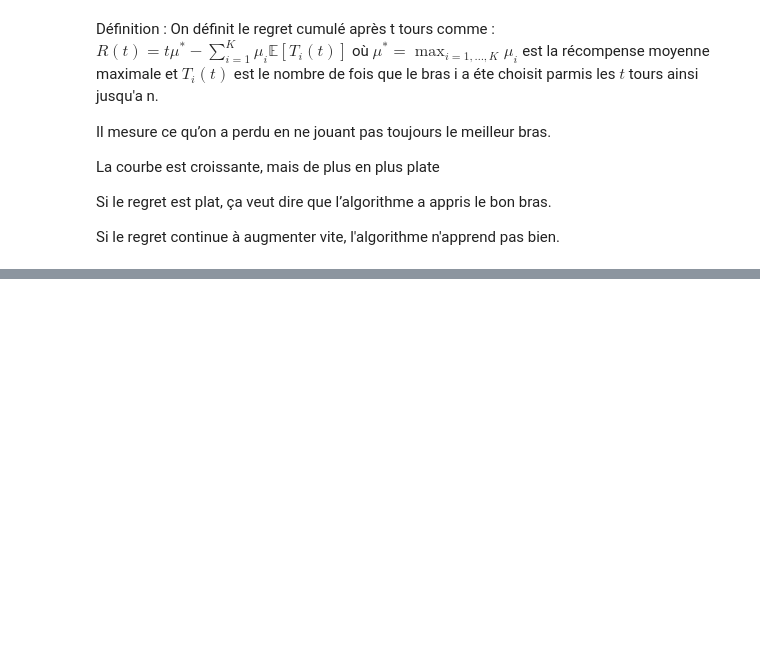
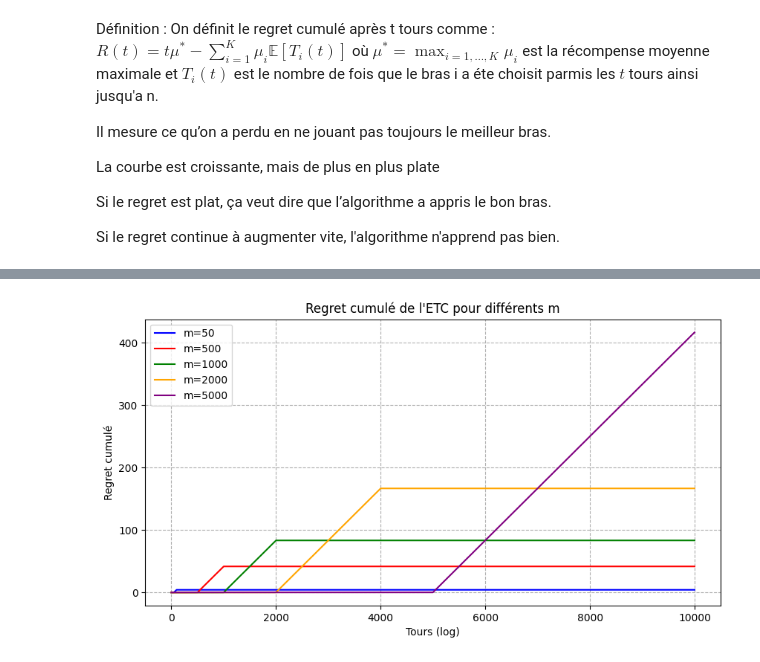
Before and after one commit to Dkdunand/Reinforcement-learning-Multi-armed-Bandits, a Jupyter notebook: Impletation UCB 1.ipynb, the cells around one changed output, grey strips where cells are left out. Cells and saved outputs as stored; diff of their text form; code cells hidden in the pictures; blank space fills up the shorter version.

```diff
--- a/Impletation UCB 1.ipynb
+++ b/Impletation UCB 1.ipynb
@@ -137,0 +265,17 @@ Si le regret continue à augmenter vite, l'algorithme n'apprend pas bien.
+# %%
+class ETC(UCB1):  # ETC hérite de UCB1
+
+    def __init__(self, n_arms, m):
+        super().__init__(n_arms)
+        self.m = m
+        self.best_arm = None
+
+    def select_arms_ETC(self):
+        # Phase d'exploration
+        for arm in range(self.n_arms):
+            if self.counts[arm] < self.m:
+                return arm
+        # Phase d'exploitation
+        if self.best_arm is None:
+            self.best_arm = np.argmax(self.values)
+        return self.best_arm
@@ -137,0 +285,68 @@ Si le regret continue à augmenter vite, l'algorithme n'apprend pas bien.
+# %%
+# Paramètres
+n_rounds = 10000
+p1 = 1/3
+p2 = 1/4
+folowing_m = [50, 500, 1000, 2000, 5000]
+colors = ["blue", "red", "green", "orange", "purple"]
+
+#  Courbe du regret
+plt.figure(figsize=(10, 5))
+
+for idx, m in enumerate(folowing_m):
+    algo1 = ETC(n_arms=2, m=m)
+    rewards = []
+    chosen_arms = []
+    regrets_tru = []
+    expected_means = [p1, p2]
+
+    for t in range(1, n_rounds + 1):
+        arm = algo1.select_arms_ETC()
+        reward = distribution_reward(arm, p1, p2)
+        algo1.update(arm, reward)
+        rewards.append(reward)
+        chosen_arms.append(arm)
+        tru_regret = regret(expected_means, algo1, t)
+        regrets_tru.append(tru_regret)
+
+    plt.plot(regrets_tru, label=f"m={m}", color=colors[idx])
+
+#plt.xscale("log")
+plt.xlabel("Tours (log)")
+plt.ylabel("Regret cumulé")
+plt.title("Regret cumulé de l'ETC pour différents m")
+plt.legend()
+plt.grid(True, which="both", linestyle="--")
+plt.show()
+
+
+#  Courbe du pourcentage du meilleur bras joué
+plt.figure(figsize=(10, 5))
+
+for idx, m in enumerate(folowing_m):
+    algo1 = ETC(n_arms=2, m=m)
+    chosen_arms = []
+    best_arm = 0 if p1 >= p2 else 1
+    best_arm_counts = []
+
+    for t in range(1, n_rounds + 1):
+        arm = algo1.select_arms_ETC()
+        reward = distribution_reward(arm, p1, p2)
+        algo1.update(arm, reward)
+        chosen_arms.append(arm)
+
+        best_arm_count = chosen_arms.count(best_arm)
+        best_arm_counts.append(100 * best_arm_count / t)
+
+    plt.plot(range(1, n_rounds + 1), best_arm_counts,
+             label=f"m={m}", color=colors[idx])
+
+#plt.xscale('log')
+plt.xlabel("Tours (log)")
+plt.ylabel("% Meilleur bras joué")
+plt.title("Pourcentage de la meilleure machine jouée avec ETC")
+plt.legend()
+plt.grid(True, which="both", linestyle="--")
+plt.show()
+# %% [output]
+[figure, added]
```
Also changed, not shown: parts of 14 cells of this notebook.
